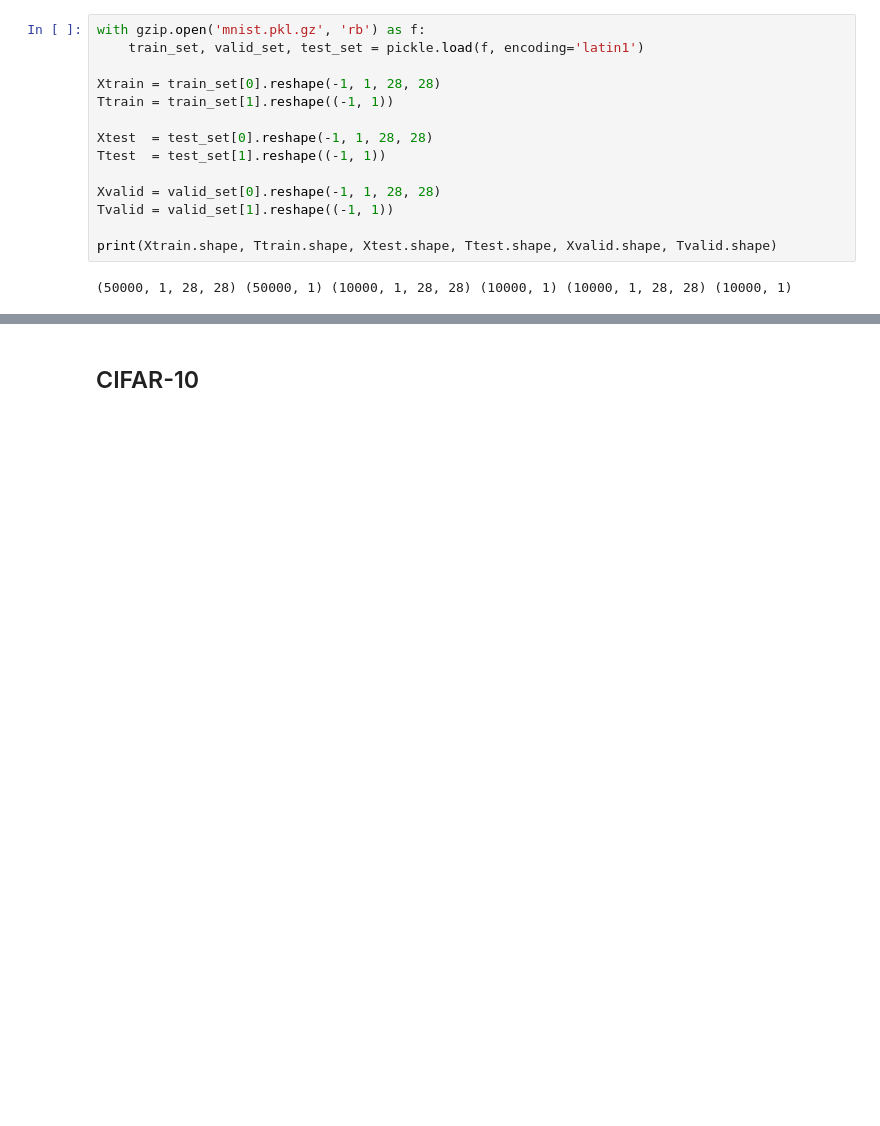
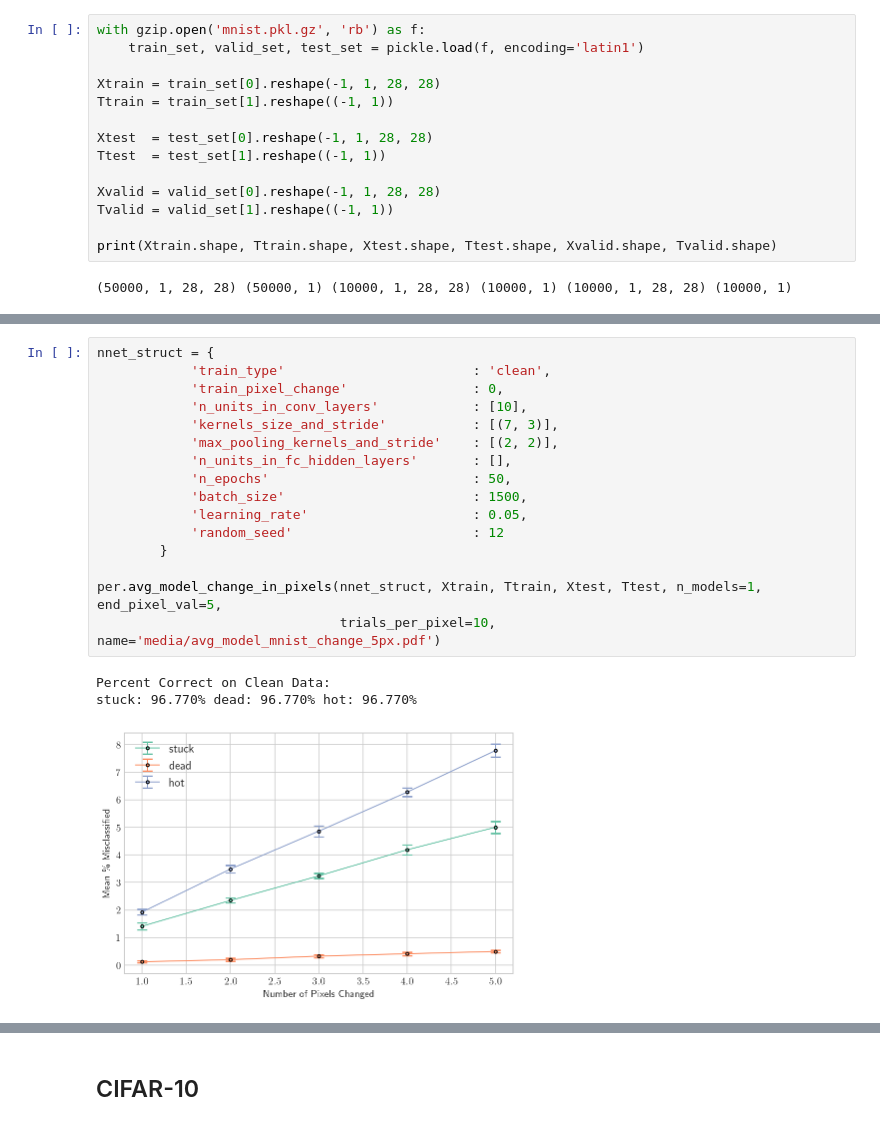
Before and after one commit to stockeh/augmented-image-classification, a Jupyter notebook: notebooks/single-pixel-study.ipynb, the cells around one changed output, grey strips where cells are left out. Saved outputs shown, nothing was run; the diff lists cells and outputs as text; blank space fills up the shorter version.

```diff
--- a/notebooks/single-pixel-study.ipynb
+++ b/notebooks/single-pixel-study.ipynb
@@ -157,0 +202,20 @@ Total of 179 misclassified samples,
+# %%
+nnet_struct = {
+            'train_type'                        : 'clean',
+            'train_pixel_change'                : 0,
+            'n_units_in_conv_layers'            : [10],
+            'kernels_size_and_stride'           : [(7, 3)],
+            'max_pooling_kernels_and_stride'    : [(2, 2)],
+            'n_units_in_fc_hidden_layers'       : [],
+            'n_epochs'                          : 50,
+            'batch_size'                        : 1500,
+            'learning_rate'                     : 0.05,
+            'random_seed'                       : 12
+        }
+
+per.avg_model_change_in_pixels(nnet_struct, Xtrain, Ttrain, Xtest, Ttest, n_models=1, end_pixel_val=5,
+                               trials_per_pixel=10, name='media/avg_model_mnist_change_5px.pdf')
+# %% [output]
+Percent Correct on Clean Data:
+stuck: 96.770% dead: 96.770% hot: 96.770%
+[figure, added]
```
Also changed, not shown: parts of 15 cells of this notebook, 3 other files.
